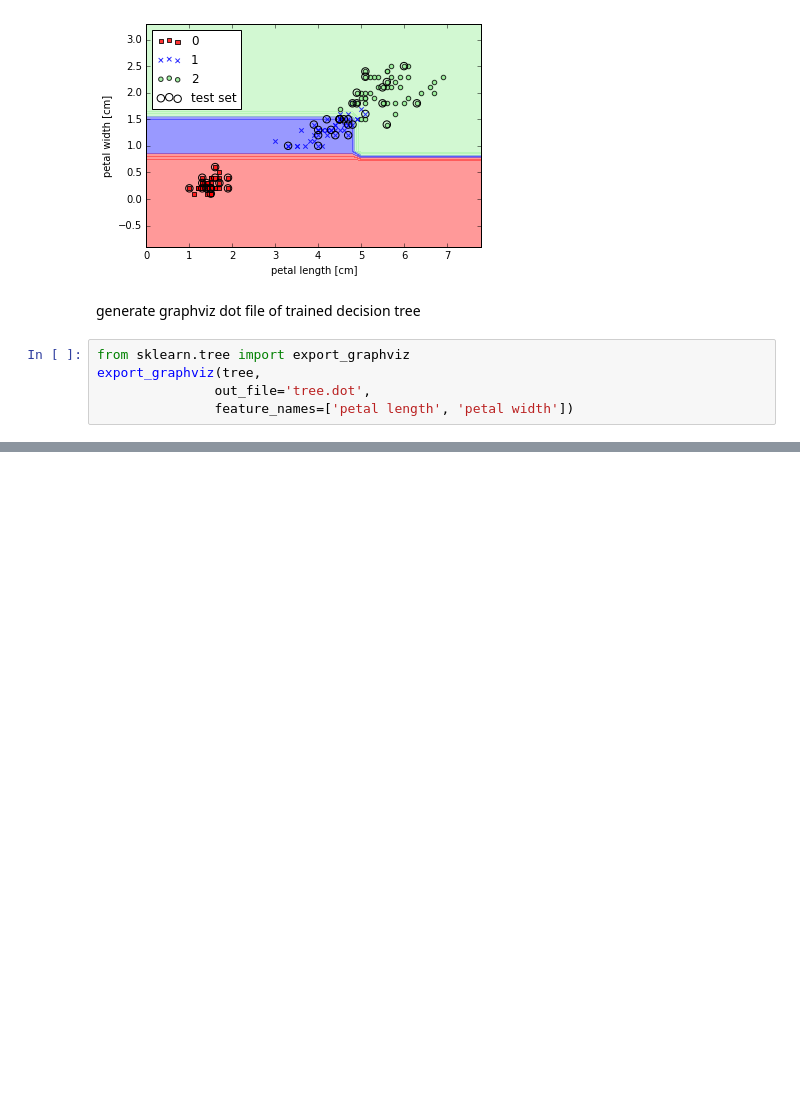
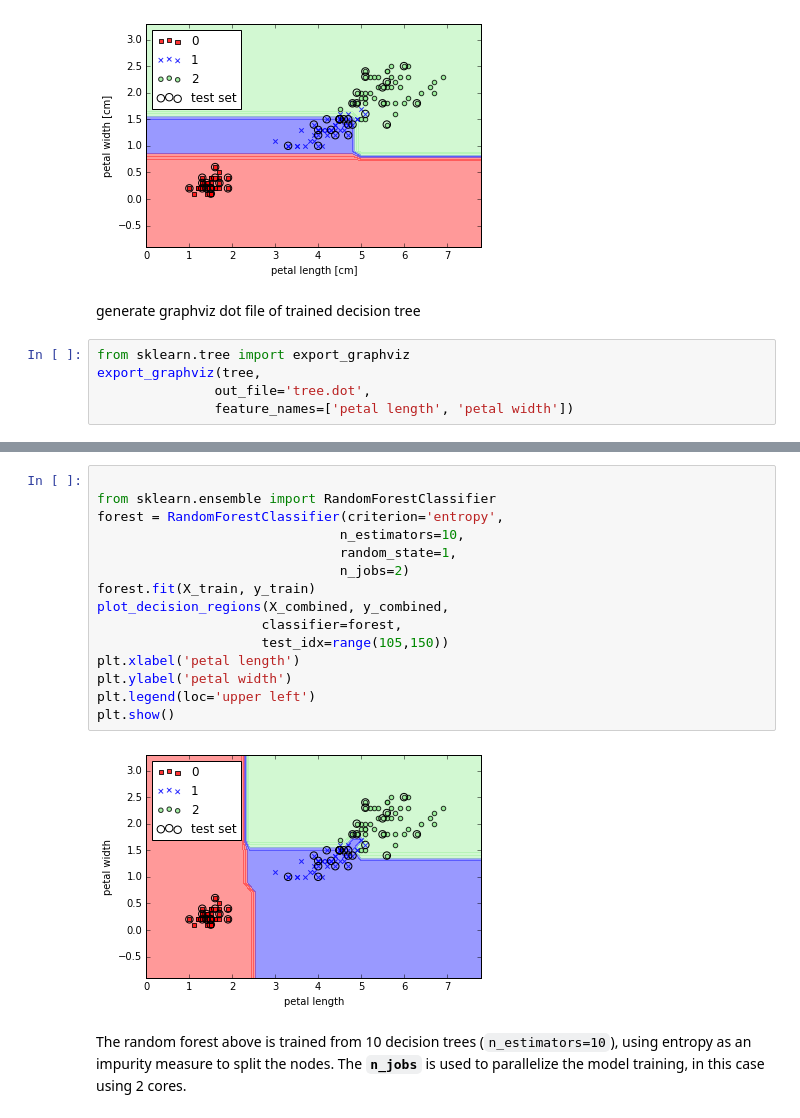
Before and after one commit to habbes/python-ml, a Jupyter notebook: chapter3.ipynb, the cells around one changed output, grey strips where cells are left out. Cells and saved outputs as stored; diff of their text form; blank space fills up the shorter version.

Commit message:
train random forest

```diff
--- a/chapter3.ipynb
+++ b/chapter3.ipynb
@@ -323,0 +330,19 @@ export_graphviz(tree,
+# %%
+
+from sklearn.ensemble import RandomForestClassifier
+forest = RandomForestClassifier(criterion='entropy',
+                               n_estimators=10,
+                               random_state=1,
+                               n_jobs=2)
+forest.fit(X_train, y_train)
+plot_decision_regions(X_combined, y_combined,
+                     classifier=forest,
+                     test_idx=range(105,150))
+plt.xlabel('petal length')
+plt.ylabel('petal width')
+plt.legend(loc='upper left')
+plt.show()
+# %% [output]
+[figure, added]
+# %% [markdown]
+The random forest above is trained from 10 decision trees (`n_estimators=10`), using entropy as an impurity measure to split the nodes. The **`n_jobs`** is used to parallelize the model training, in this case using 2 cores.
```
Also changed, not shown: parts of 2 cells of this notebook.
